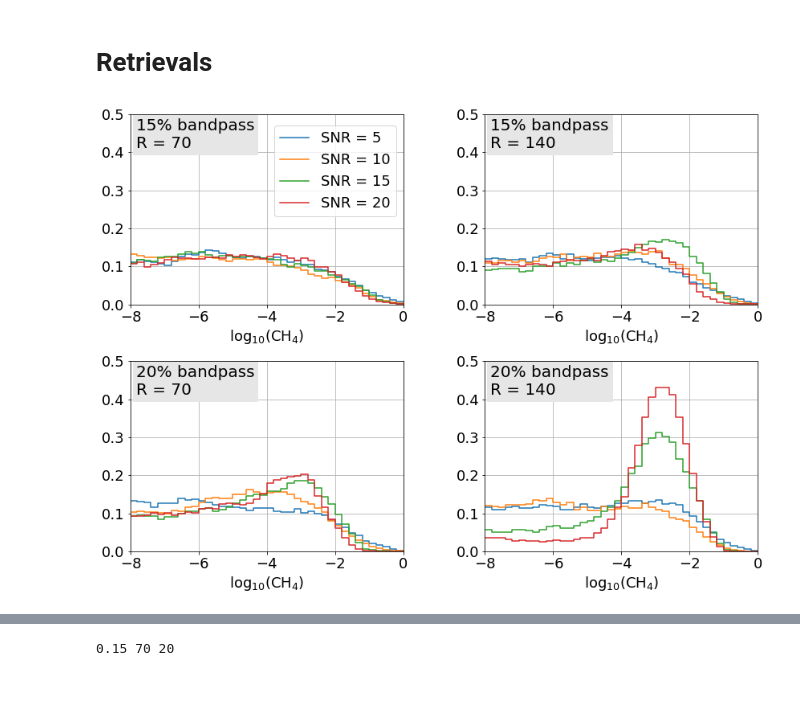
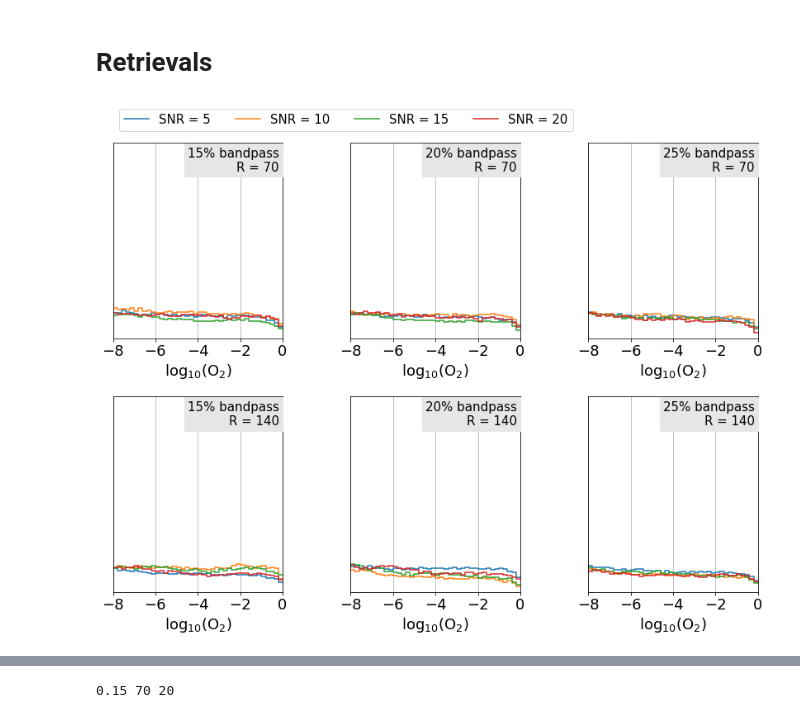
Before and after one commit to Nicholaswogan/NominalArcheanRetrievals, a Jupyter notebook: plotting_spectra.ipynb, the cells around one changed output, grey strips where cells are left out. Drawn from its saved outputs; the diff is of its cells as text; code cells hidden in the pictures; blank space fills up the shorter version.

```diff
--- a/plotting_spectra.ipynb
+++ b/plotting_spectra.ipynb
@@ -199,9 +240,9 @@ for key in keys:
     if key != 'temperature' and key != 'pressure':
         atm[key] = np.log10(atm[key])
 # %%
-root_outdir = "../results/NominalArcheanResults"
-prefix = "MA"
-B_1 = [0.15, 0.2]
+root_outdir = "../results/ArcheanRetrievals_4-22-22"
+prefix = "NA"
+B_1 = [0.15, 0.2, 0.25]
 res_1 = [70, 140]
 snr_1 = [5, 10, 15, 20]
 
@@ -223,9 +264,15 @@ Ltauc0 = 14
 Lfc = 15
 sp_params = ['N2','O2','H2O','CO2','O3','CO','CH4','H2'] #,'P0','As','Rp','g','dpc','pt','tauc0','fc']
 params = ['N2','O2','H2O','CO2','O3','CO','CH4','H2','P0','As','Rp','g','dpc','pt','tauc0','fc']
+pnames = ['log$_{10}$(N$_2$)','log$_{10}$(O$_2$)',\
+          'log$_{10}$(H$_2$O)','log$_{10}$(CO$_2$)',\
+          'log$_{10}$(O$_3$)','log$_{10}$(CO)','log$_{10}$(CH$_4$)',\
+          'log$_{10}$(H$_2$)',\
+          'log$_{10}$(P$_0$) (Pa)',r"$A_{\rm s}$",r"$R_{\rm p}$", 'log$_{10}$(g) (m/s$^2$)',r"$\Delta p_{\rm c}$",\
+          r"$p_{\rm t}$" , r"$\tau_{\rm c}$", r"$f_{\rm c}$"]
 # %%
 nburn = 1000
-edges = np.arange(-10,0.1,0.2)
+edges = np.arange(-23,0.1,0.2)
 
 sol = {}
 
@@ -251,59 +298,75 @@ for b in B_1:
 
                 sol[b][r][s][p]['hist'] = hist
                 sol[b][r][s][p]['edges'] = bin_edges
+                sol[b][r][s][p]['quantile'] = np.quantile(chain[:,i],[.68,.95])
 # %%
 plt.rcParams.update({'font.size': 18})
-fig,[[ax1,ax2],[ax3, ax4]] = plt.subplots(2,2,figsize=[14,10])
+fig,[[ax1,ax2, ax3],[ax4, ax5, ax6]] = plt.subplots(2,3,figsize=[14,10])
 fig.patch.set_facecolor("w")
 
-species = "CH4"
-label = "CH$_4$"
+species = "O2"
+label = "O$_2$"
 
 low = -8
 high = 0
 
 upper = .5
 
 for s in snr_1:
     ax1.step(sol[0.15][70][s][species]['edges'][1:],sol[0.15][70][s][species]['hist'],where='pre',label="SNR = "+str(s))
-ax1.set_ylim(0,upper)
-ax1.set_xlim(low,high)
-ax1.set_xlabel('log$_{10}$('+label+')')
-ax1.grid()
-ax1.legend(ncol=1,bbox_to_anchor=(1,0.98),loc='upper right')
-ax1.text(0.02, 0.98, '15% bandpass\nR = 70', \
-        size = 20, ha='left', va='top',transform=ax1.transAxes,color='k',backgroundcolor='.9')
+ax1.legend(ncol=4,fontsize=15,bbox_to_anchor=(0,1.03),loc='lower left')
+ax1.text(0.98, 0.98, '15% bandpass\nR = 70', \
+        size = 15, ha='right', va='top',transform=ax1.transAxes,color='k',backgroundcolor='.9')
 
 for s in snr_1:
-    ax2.step(sol[0.15][70][s][species]['edges'][1:],sol[0.15][140][s][species]['hist'],where='pre')
-ax2.set_ylim(0,upper)
-ax2.set_xlim(low,high)
-ax2.set_xlabel('log$_{10}$('+label+')')
-ax2.grid()
-ax2.text(0.02, 0.98, '15% bandpass\nR = 140', \
-        size = 20, ha='left', va='top',transform=ax2.transAxes,color='k',backgroundcolor='.9')
+    ax4.step(sol[0.15][70][s][species]['edges'][1:],sol[0.15][140][s][species]['hist'],where='pre')
+ax4.text(0.98, 0.98, '15% bandpass\nR = 140', \
+        size = 15, ha='right', va='top',transform=ax4.transAxes,color='k',backgroundcolor='.9')
 
 for s in snr_1:
-    ax3.step(sol[0.15][70][s][species]['edges'][1:],sol[0.20][70][s][species]['hist'],where='pre')
-ax3.set_ylim(0,upper)
-ax3.set_xlim(low,high)
-ax3.set_xlabel('log$_{10}$('+label+')')
-ax3.grid()
-ax3.text(0.02, 0.98, '20% bandpass\nR = 70', \
-        size = 20, ha='left', va='top',transform=ax3.transAxes,color='k',backgroundcolor='.9')
+    ax2.step(sol[0.20][70][s][species]['edges'][1:],sol[0.20][70][s][species]['hist'],where='pre')
+ax2.text(0.98, 0.98, '20% bandpass\nR = 70', \
+        size = 15, ha='right', va='top',transform=ax2.transAxes,color='k',backgroundcolor='.9',zorder=500)
 
 for s in snr_1:
-    ax4.step(sol[0.15][70][s][species]['edges'][1:],sol[0.20][140][s][species]['hist'],where='pre')
-ax4.set_ylim(0,upper)
-ax4.set_xlim(low,high)
-ax4.set_xlabel('log$_{10}$('+label+')')
-ax4.grid()
-ax4.text(0.02, 0.98, '20% bandpass\nR = 140', \
-        size = 20, ha='left', va='top',transform=ax4.transAxes,color='k',backgroundcolor='.9')
+    ax5.step(sol[0.20][140][s][species]['edges'][1:],sol[0.20][140][s][species]['hist'],where='pre')
+ax5.text(0.98, 0.98, '20% bandpass\nR = 140', \
+        size = 15, ha='right', va='top',transform=ax5.transAxes,color='k',backgroundcolor='.9')
 
-plt.subplots_adjust(wspace=.3,hspace=.3)
+for s in snr_1:
+    ax3.step(sol[0.25][70][s][species]['edges'][1:],sol[0.25][70][s][species]['hist'],where='pre',label="SNR = "+str(s))
 
-# plt.savefig('figures/CH4.pdf',bbox_inches='tight')
+ax3.text(0.98, 0.98, '25% bandpass\nR = 70', \
+        size = 15, ha='right', va='top',transform=ax3.transAxes,color='k',backgroundcolor='.9')
+
+for s in snr_1:
+    ax6.step(sol[0.25][140][s][species]['edges'][1:],sol[0.25][140][s][species]['hist'],where='pre')
+ax6.text(0.98, 0.98, '25% bandpass\nR = 140', \
+        size = 15, ha='right', va='top',transform=ax6.transAxes,color='k',backgroundcolor='.9')
+
+
+axs = [ax1,ax2,ax3,ax4,ax5,ax6]
+for ax in axs:
+
+    ax.set_yticks([])
+    ax.set_ylim(0,upper)
+    ax.set_xticks(np.arange(-8,1,2))
+    ax.set_xlim(low,high)
+    ax.set_xlabel('log$_{10}$('+label+')')
+    ax.grid()
+
+#     ax11 = ax.twinx()
+#     ax11.plot(atm[species],atm['pressure'],'k',lw=2,zorder=0)
+#     ax11.invert_yaxis()
+#     ax11.set_yscale('log')
+#     ax11.set_ylim(max(atm['pressure']),min(atm['pressure']))
+#     ax11.set_yticks(10.0**np.array([0,-1,-2,-3,-4,-5,-6]))
+#     ax11.set_ylabel('Pressure (bar)')
+
+
+plt.subplots_adjust(wspace=.4,hspace=.3)
+
+plt.savefig('figures_tmp/O2.png',dpi=300,bbox_inches='tight')
 plt.show()
 # %% [output]
-[figure, old version]
+[figure, new version]
```
Also changed, not shown: parts of 12 cells of this notebook, 59 other files.
